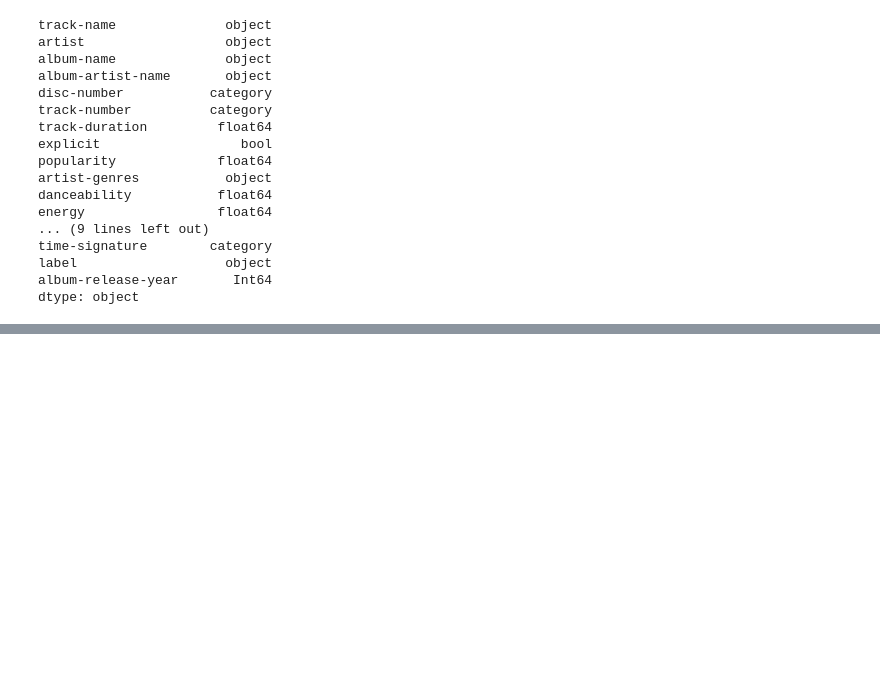
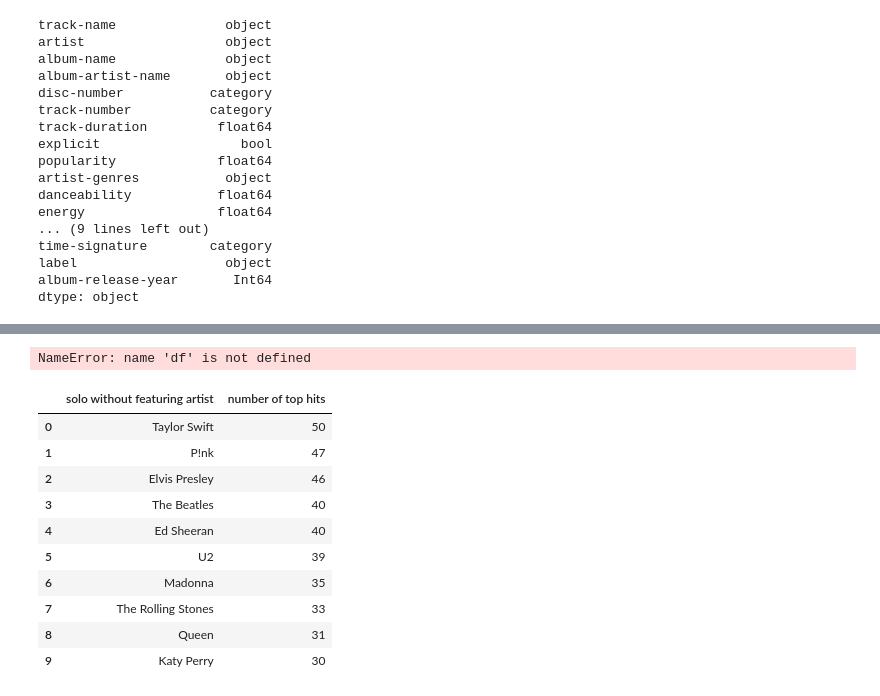
Before and after one commit to toljoyce/Data-Analyst-Projects, a Jupyter notebook: top-songs-2015-2025.ipynb, the cells around one changed output, grey strips where cells are left out. Saved outputs shown, nothing was run; the diff lists cells and outputs as text; code cells hidden in the pictures; blank space fills up the shorter version.

```diff
--- a/top-songs-2015-2025.ipynb
+++ b/top-songs-2015-2025.ipynb
@@ -560,0 +614,40 @@ df.describe().T
+# %%
+# Top 10 artist based on song popularity score - ALL TIME
+
+# Split the artists where there are multiple artists, and explode the list into separate rows
+df_artists_split = df.assign(artist=df['artist'].str.split(',')).explode('artist')
+
+# Strip any leading/trailing spaces from artist names
+df_artists_split['artist'] = df_artists_split['artist'].str.strip()
+
+# Group by the artist and calculate the mean popularity and song count for the exploded list
+mean_popularity_per_artist = df_artists_split.groupby('artist').agg(
+    mean_popularity=('popularity', 'mean'),
+    song_count=('popularity', 'count')
+)
+
+# Sort by mean popularity and get the top 10 artists
+top_10_artists_by_popularity = mean_popularity_per_artist.sort_values(by='mean_popularity', ascending=False).head(10)
+
+# Print the result
+top_10_artists_by_popularity[['mean_popularity', 'song_count']]
+# %% [output]
+NameError: name 'df' is not defined
+# %%
+# Top 10 artist with the most top hits - SOLO ARTIST, no features
+
+top_count_artist = df['artist'].value_counts().head(10).reset_index()
+top_count_artist.columns = ['solo without featuring artist', 'number of top hits']
+top_count_artist
+# %% [output]
+|  | solo without featuring artist | number of top hits |
+| 0 | Taylor Swift | 50 |
+| 1 | P!nk | 47 |
+| 2 | Elvis Presley | 46 |
+| 3 | The Beatles | 40 |
+| 4 | Ed Sheeran | 40 |
+| 5 | U2 | 39 |
+| 6 | Madonna | 35 |
+| 7 | The Rolling Stones | 33 |
+| 8 | Queen | 31 |
+| 9 | Katy Perry | 30 |
```
Also changed, not shown: parts of 17 cells of this notebook, 1 other file.
